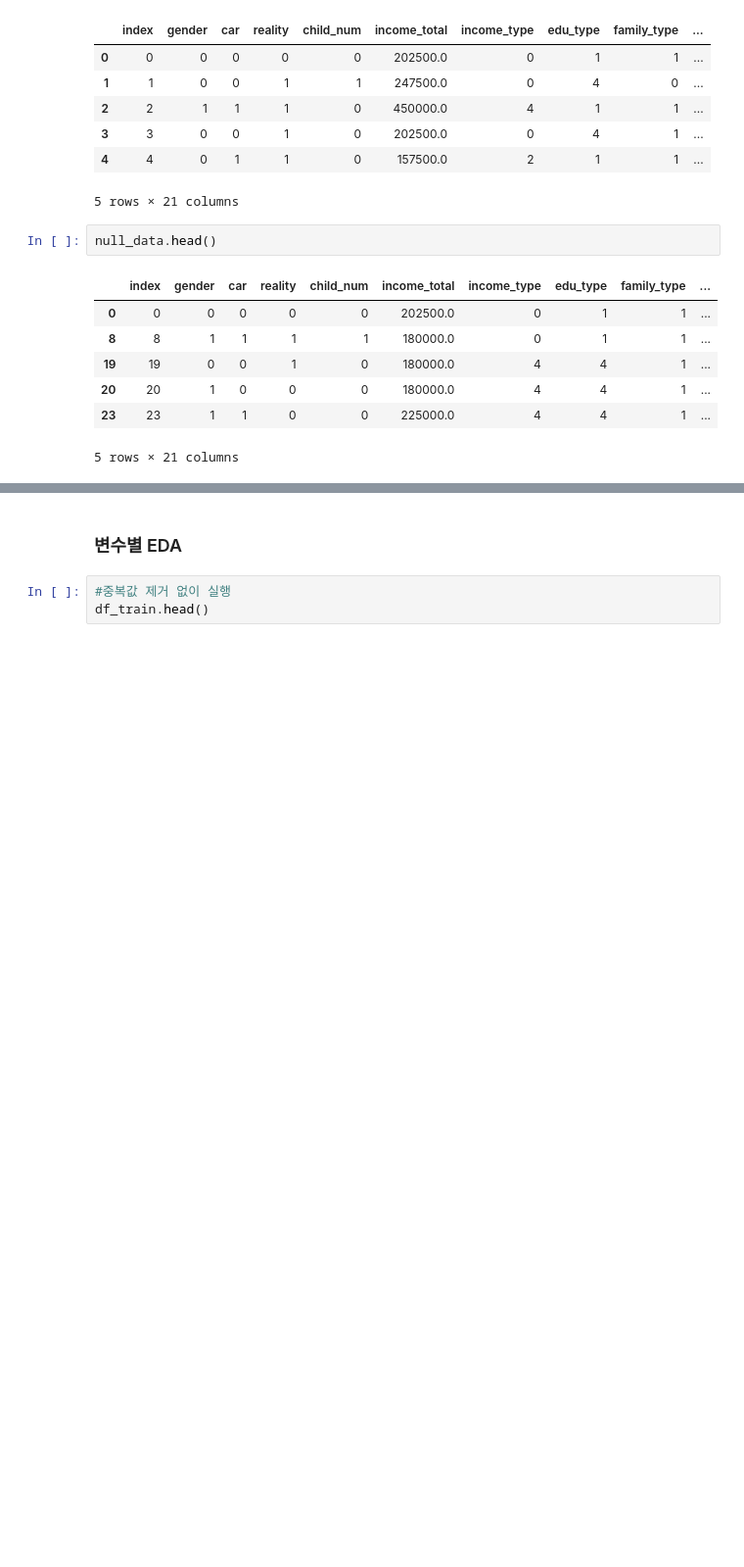
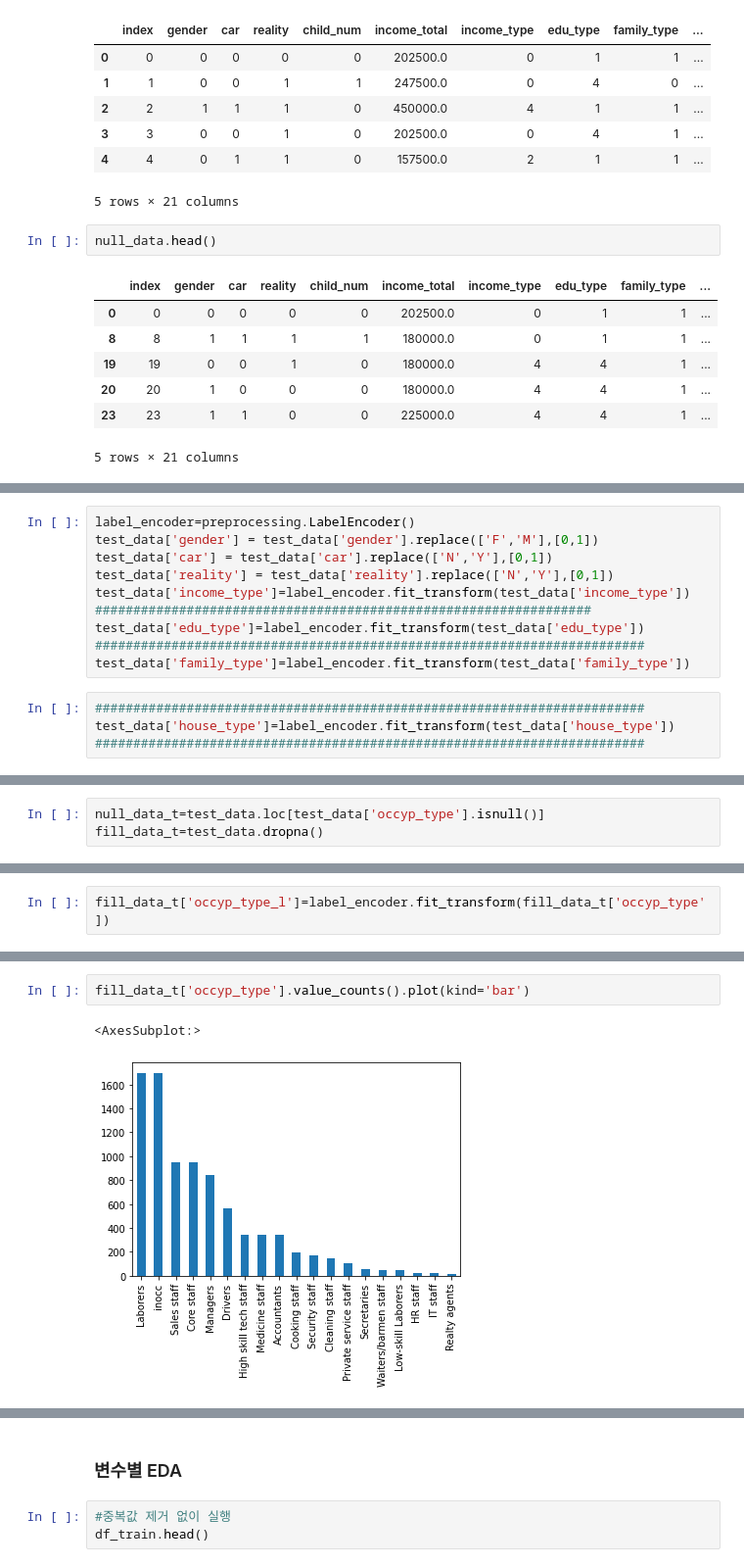
Before and after one commit to Ah-Hyeon0829/CreditGrade1, a Jupyter notebook: credit_card(반올림).ipynb, the cells around one changed output, grey strips where cells are left out. Shown at 98% size. Drawn from its saved outputs; the diff is of its cells as text; blank space fills up the shorter version.

```diff
--- a/credit_card(반올림).ipynb
+++ b/credit_card(반올림).ipynb
@@ -714,0 +901,14 @@ null_data.head()
+# %%
+label_encoder=preprocessing.LabelEncoder()
+test_data['gender'] = test_data['gender'].replace(['F','M'],[0,1])
+test_data['car'] = test_data['car'].replace(['N','Y'],[0,1])
+test_data['reality'] = test_data['reality'].replace(['N','Y'],[0,1])
+test_data['income_type']=label_encoder.fit_transform(test_data['income_type'])
+#################################################################
+test_data['edu_type']=label_encoder.fit_transform(test_data['edu_type'])
+########################################################################
+test_data['family_type']=label_encoder.fit_transform(test_data['family_type'])
+# %%
+########################################################################
+test_data['house_type']=label_encoder.fit_transform(test_data['house_type'])
+########################################################################
@@ -714,0 +924,3 @@ null_data.head()
+# %%
+null_data_t=test_data.loc[test_data['occyp_type'].isnull()]
+fill_data_t=test_data.dropna()
@@ -714,0 +953,2 @@ null_data.head()
+# %%
+fill_data_t['occyp_type_l']=label_encoder.fit_transform(fill_data_t['occyp_type'])
@@ -714,0 +1131,5 @@ null_data.head()
+# %%
+fill_data_t['occyp_type'].value_counts().plot(kind='bar')
+# %% [output]
+<AxesSubplot:>
+[figure, added]
```
Also changed, not shown: parts of 88 cells of this notebook.
